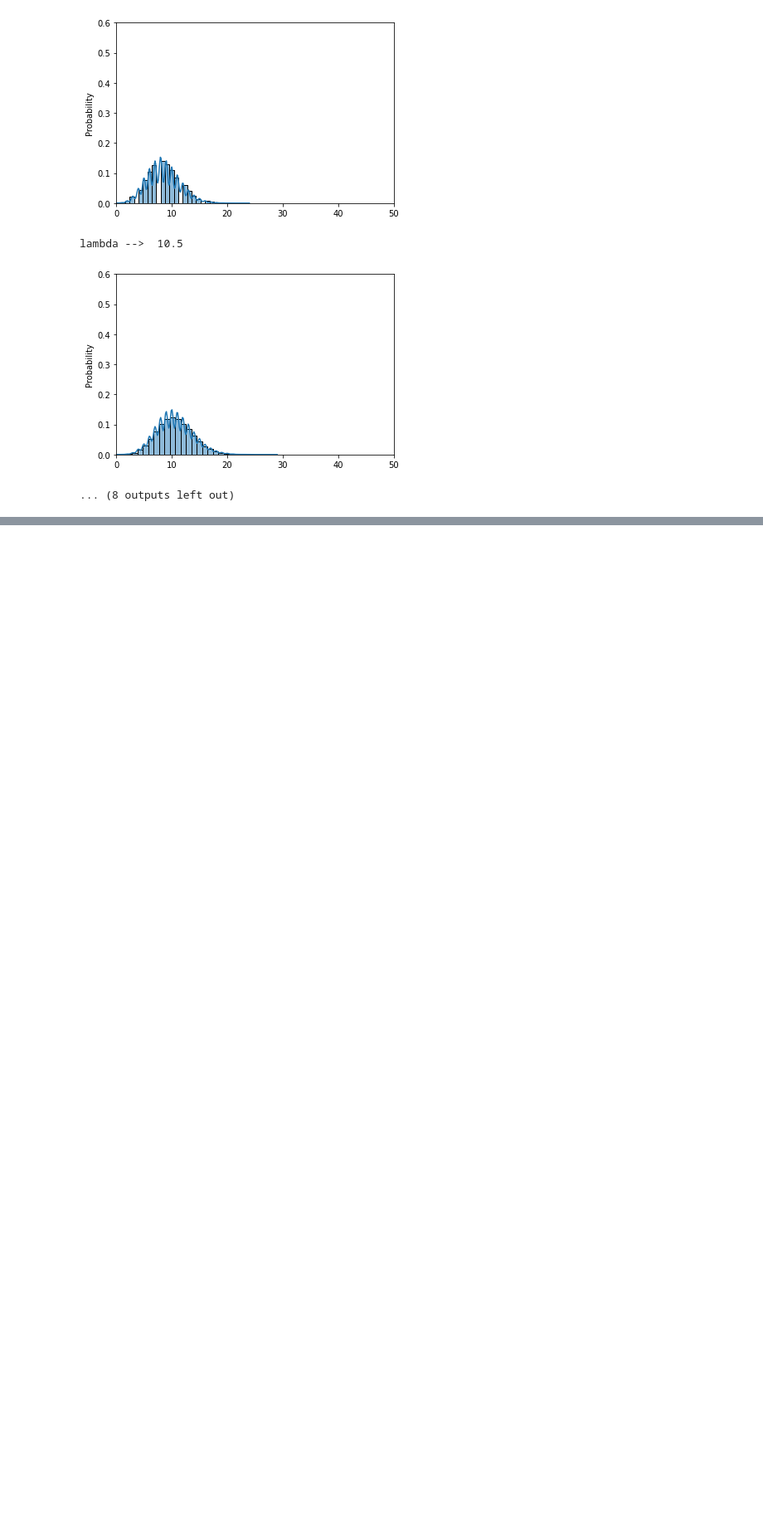
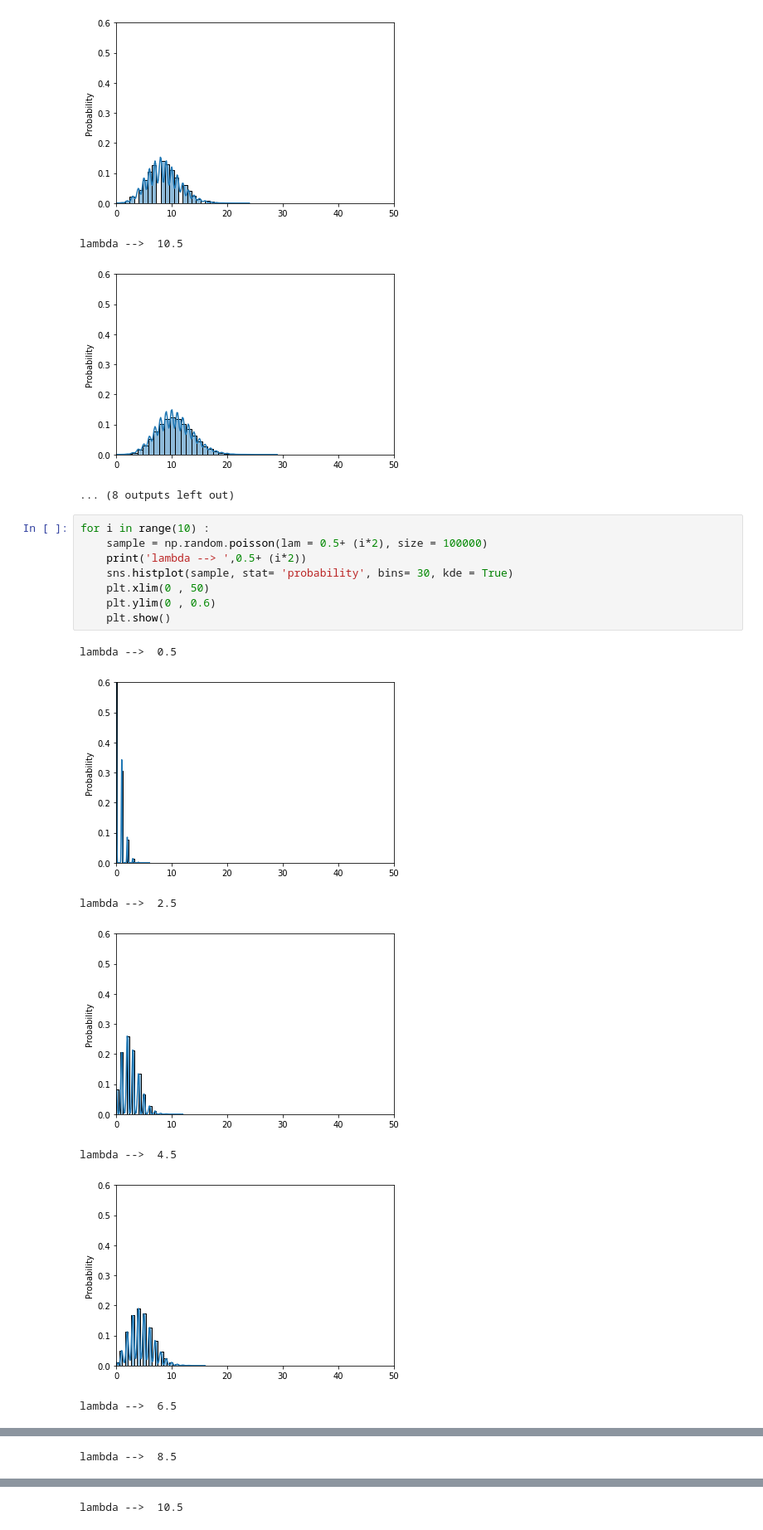
Before and after one commit to soumyadipghorai/Data-Analytics-with-Python, a Jupyter notebook: distributions/poisson.ipynb, the cells around one changed output, grey strips where cells are left out. Shown at 83% size. Drawn from its saved outputs; the diff is of its cells as text; blank space fills up the shorter version.

```diff
--- a/distributions/poisson.ipynb
+++ b/distributions/poisson.ipynb
@@ -83,3 +83,19 @@ lambda -->  8.5
 lambda -->  10.5
 [figure]
 ... (8 outputs left out)
+# %%
+for i in range(10) :
+    sample = np.random.poisson(lam = 0.5+ (i*2), size = 100000)
+    print('lambda --> ',0.5+ (i*2))
+    sns.histplot(sample, stat= 'probability', bins= 30, kde = True)
+    plt.xlim(0 , 50)
+    plt.ylim(0 , 0.6)
+    plt.show()
+# %% [output]
+lambda -->  0.5
+[figure, added]
+lambda -->  2.5
+[figure, added]
+lambda -->  4.5
+[figure, added]
+lambda -->  6.5
@@ -85,0 +103 @@ lambda -->  10.5
+lambda -->  8.5
@@ -85,0 +105 @@ lambda -->  10.5
+lambda -->  10.5
```
Also changed, not shown: parts of 1 cell of this notebook, 1 other file.
